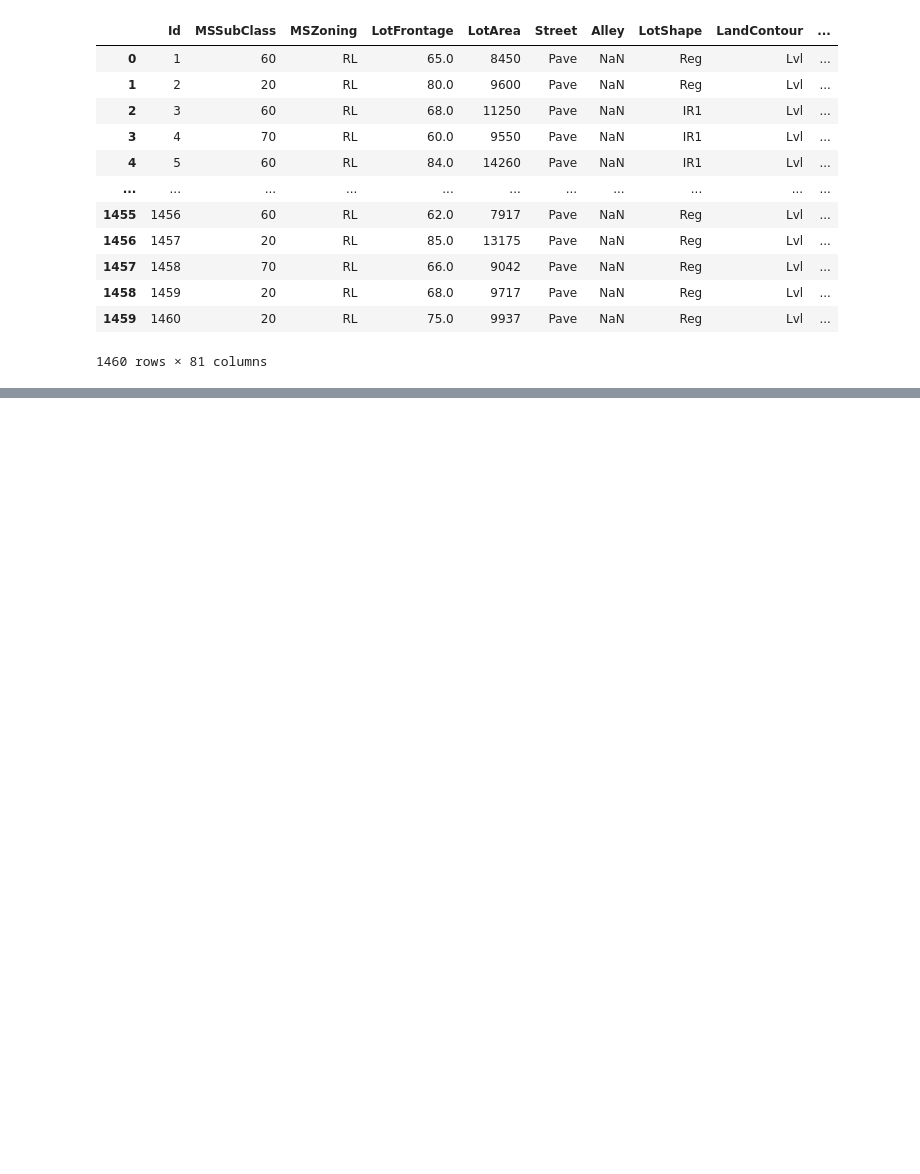
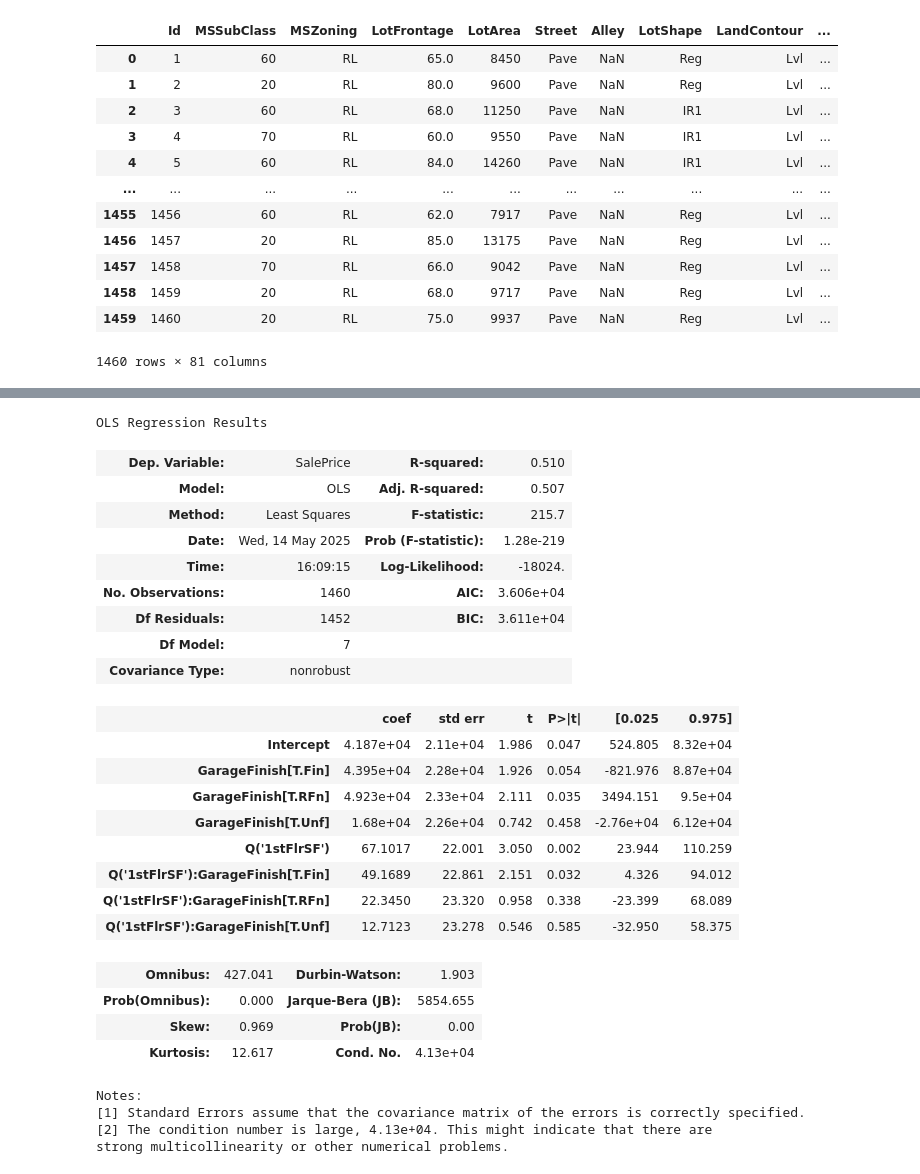
Before and after one commit to stanford-mse-125-2025/mse-125-2025-public, a Jupyter notebook: demos/multiple_linear_regression.ipynb, the cells around one changed output, grey strips where cells are left out. Drawn from its saved outputs; the diff is of its cells as text; code cells hidden in the pictures; blank space fills up the shorter version.

```diff
--- a/demos/multiple_linear_regression.ipynb
+++ b/demos/multiple_linear_regression.ipynb
@@ -140,0 +200,33 @@ data
+# %%
+# Model with interaction term
+
+model_with_interactions = ols("SalePrice ~ Q('1stFlrSF') * GarageFinish", data=data).fit()
+model_with_interactions.summary()
+# %% [output]
+OLS Regression Results
+| Dep. Variable: | SalePrice | R-squared: | 0.510 |
+| Model: | OLS | Adj. R-squared: | 0.507 |
+| Method: | Least Squares | F-statistic: | 215.7 |
+| Date: | Wed, 14 May 2025 | Prob (F-statistic): | 1.28e-219 |
+| Time: | 16:09:15 | Log-Likelihood: | -18024. |
+| No. Observations: | 1460 | AIC: | 3.606e+04 |
+| Df Residuals: | 1452 | BIC: | 3.611e+04 |
+| Df Model: | 7 |  |  |
+| Covariance Type: | nonrobust |  |  |
+|  | coef | std err | t | P>|t| | [0.025 | 0.975] |
+| Intercept | 4.187e+04 | 2.11e+04 | 1.986 | 0.047 | 524.805 | 8.32e+04 |
+| GarageFinish[T.Fin] | 4.395e+04 | 2.28e+04 | 1.926 | 0.054 | -821.976 | 8.87e+04 |
+| GarageFinish[T.RFn] | 4.923e+04 | 2.33e+04 | 2.111 | 0.035 | 3494.151 | 9.5e+04 |
+| GarageFinish[T.Unf] | 1.68e+04 | 2.26e+04 | 0.742 | 0.458 | -2.76e+04 | 6.12e+04 |
+| Q('1stFlrSF') | 67.1017 | 22.001 | 3.050 | 0.002 | 23.944 | 110.259 |
+| Q('1stFlrSF'):GarageFinish[T.Fin] | 49.1689 | 22.861 | 2.151 | 0.032 | 4.326 | 94.012 |
+| Q('1stFlrSF'):GarageFinish[T.RFn] | 22.3450 | 23.320 | 0.958 | 0.338 | -23.399 | 68.089 |
+| Q('1stFlrSF'):GarageFinish[T.Unf] | 12.7123 | 23.278 | 0.546 | 0.585 | -32.950 | 58.375 |
+| Omnibus: | 427.041 | Durbin-Watson: | 1.903 |
+| Prob(Omnibus): | 0.000 | Jarque-Bera (JB): | 5854.655 |
+| Skew: | 0.969 | Prob(JB): | 0.00 |
+| Kurtosis: | 12.617 | Cond. No. | 4.13e+04 |
+Notes:
+[1] Standard Errors assume that the covariance matrix of the errors is correctly specified.
+[2] The condition number is large, 4.13e+04. This might indicate that there are
+strong multicollinearity or other numerical problems.
```
Also changed, not shown: parts of 4 cells of this notebook.
